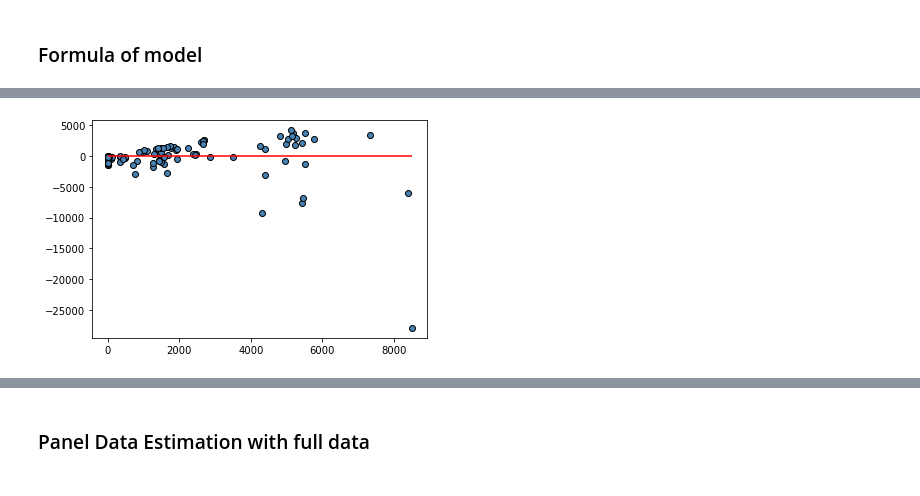
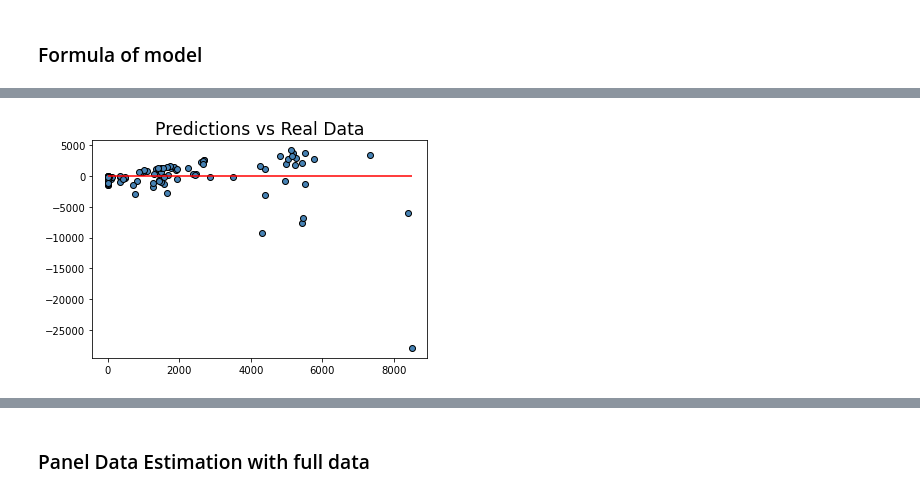
Before and after one commit to luzvazgal/tourism-project, a Jupyter notebook: jupyter_files/panelDataAnalysis/PanelDataModeling.ipynb, the cells around one changed output, grey strips where cells are left out. Cells and saved outputs as stored; diff of their text form; code cells hidden in the pictures.

```diff
--- a/jupyter_files/panelDataAnalysis/PanelDataModeling.ipynb
+++ b/jupyter_files/panelDataAnalysis/PanelDataModeling.ipynb
@@ -572,9 +612,10 @@ for estimate in PredictedValues['predictions']:
 TestData['Inbound Visitors Predict']=Predict
 # %%
 x=TestData['Inbound Visitors Predict']
-y=x-TestData['Inbound Visitors']
+y=(x-TestData['Inbound Visitors'])
 plt.scatter(x,y, color='black', marker='o', facecolor='steelblue')
+plt.title(f'Predictions vs Real Data', fontsize='xx-large')
 plt.hlines(y=0, xmin=x.min(), xmax=x.max(), color='red')
 plt.show()
 # %% [output]
-[figure, old version]
+[figure, new version]
```
Also changed, not shown: parts of 35 cells of this notebook.
